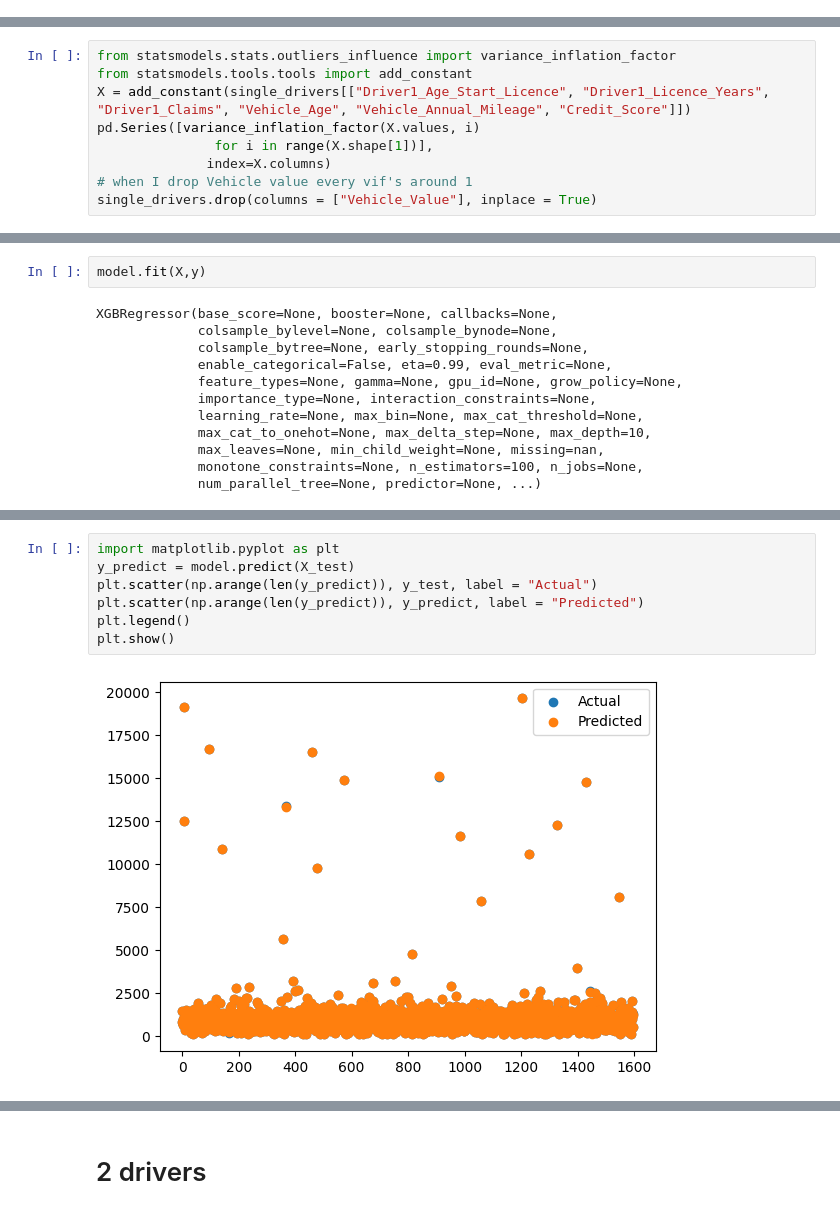
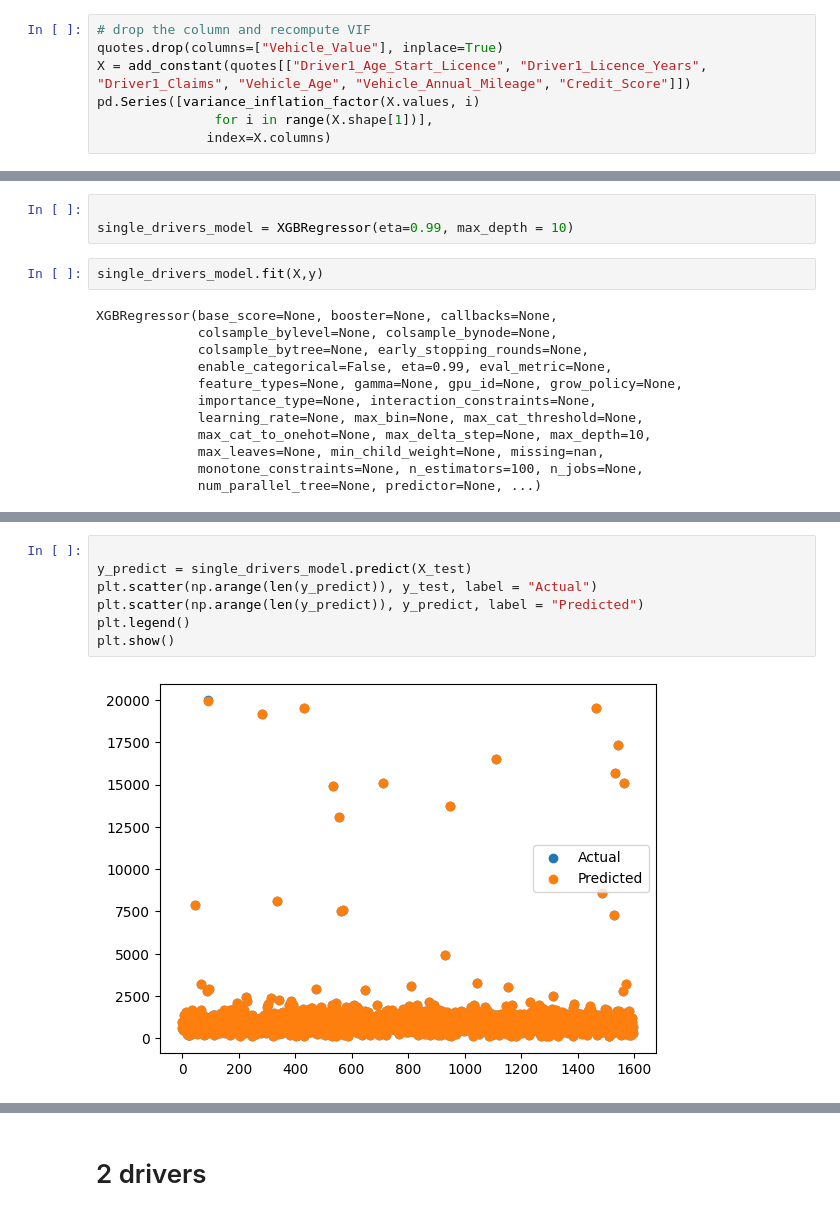
Before and after one commit to JaviMaligno/Assessments, a Jupyter notebook: HastingDirect/Candidate_Pack/two_models.ipynb, the cells around one changed output, grey strips where cells are left out. Saved outputs shown, nothing was run; the diff lists cells and outputs as text.

```diff
--- a/HastingDirect/Candidate_Pack/two_models.ipynb
+++ b/HastingDirect/Candidate_Pack/two_models.ipynb
@@ -27,0 +414,7 @@ quotes = quotes[(quotes["Vehicle_Value"]>=0) & (20000 > quotes["Vehicle_Annual_M
+# %%
+# drop the column and recompute VIF
+quotes.drop(columns=["Vehicle_Value"], inplace=True)
+X = add_constant(quotes[["Driver1_Age_Start_Licence", "Driver1_Licence_Years", "Driver1_Claims", "Vehicle_Age", "Vehicle_Annual_Mileage", "Credit_Score"]])
+pd.Series([variance_inflation_factor(X.values, i)
+               for i in range(X.shape[1])],
+              index=X.columns)
@@ -49,9 +466,0 @@ single_drivers["Vehicle_Age"].corr(single_drivers["Vehicle_Value"]) #high correl
-# %%
-from statsmodels.stats.outliers_influence import variance_inflation_factor
-from statsmodels.tools.tools import add_constant
-X = add_constant(single_drivers[["Driver1_Age_Start_Licence", "Driver1_Licence_Years", "Driver1_Claims", "Vehicle_Age", "Vehicle_Annual_Mileage", "Credit_Score"]])
-pd.Series([variance_inflation_factor(X.values, i)
-               for i in range(X.shape[1])],
-              index=X.columns)
-# when I drop Vehicle value every vif's around 1
-single_drivers.drop(columns = ["Vehicle_Value"], inplace = True)
@@ -78,5 +501,8 @@ model = XGBRegressor(eta=0.99, max_depth = 10)
+# %%
+
+single_drivers_model = XGBRegressor(eta=0.99, max_depth = 10)
 # %%
-model.fit(X,y)
+single_drivers_model.fit(X,y)
 # %% [output]
 XGBRegressor(base_score=None, booster=None, callbacks=None,
              colsample_bylevel=None, colsample_bynode=None,
@@ -96,10 +522,10 @@ model.score(X_train,y_train),model.score(X_test,y_test)
 # %%
-import matplotlib.pyplot as plt
-y_predict = model.predict(X_test)
+
+y_predict = single_drivers_model.predict(X_test)
 plt.scatter(np.arange(len(y_predict)), y_test, label = "Actual")
 plt.scatter(np.arange(len(y_predict)), y_predict, label = "Predicted")
 plt.legend()
 plt.show()
 # %% [output]
-[figure, old version]
+[figure, new version]
 # %%
```
Also changed, not shown: parts of 125 cells of this notebook.
